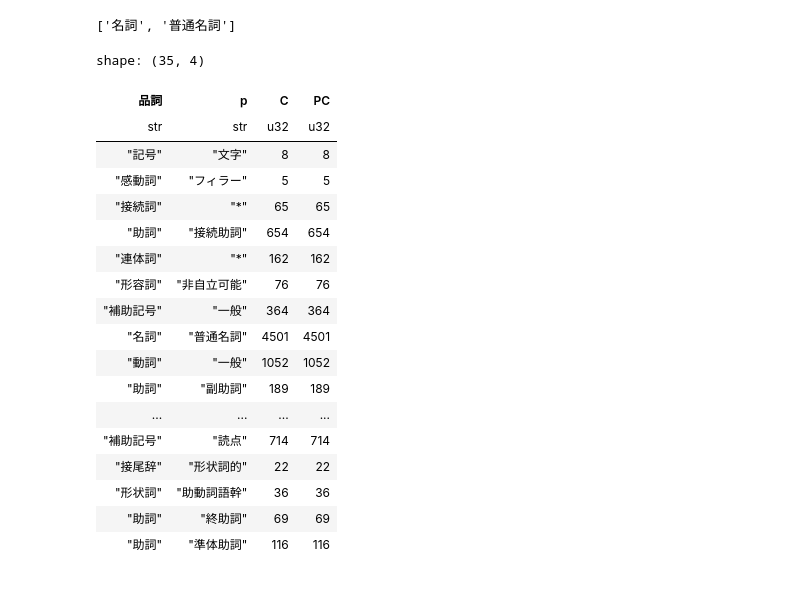
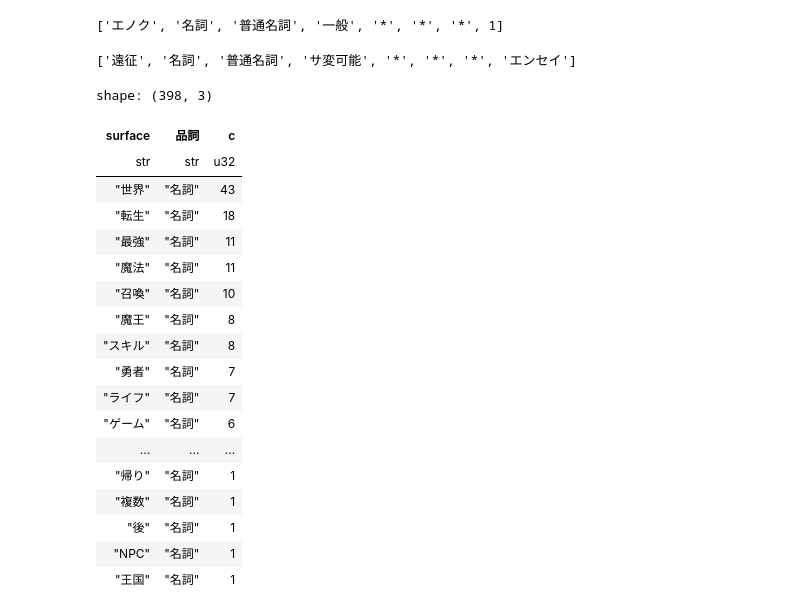
Before and after one commit to SLP255/narou_popular_analyzer, a Jupyter notebook: main.ipynb, the cells around one changed output. Saved outputs shown, nothing was run; the diff lists cells and outputs as text; code cells hidden in the pictures.

```diff
--- a/main.ipynb
+++ b/main.ipynb
@@ -83,38 +120,40 @@ while temp_t:
-# %%
-print(node_values[22])
-# %% [output]
-['名詞', '普通名詞']
+# %%
+titles_node_values[1]
+# %% [output]
+['エノク', '名詞', '普通名詞', '一般', '*', '*', '*', 1]
+# %%
+stories_node_values[1]
+# %% [output]
+['遠征', '名詞', '普通名詞', 'サ変可能', '*', '*', '*', 'エンセイ']
 # %%
 # create polars dataframe
-data = node_values
-
+data = titles_node_values
+cols = ["surface", "品詞", "p", "a", "b", "c", "d", "e"]
 df_nodes = pl.DataFrame(
     data,
-    ["品詞", "p"],
+    cols,
 )
 
-df_nodes
-df_nodes.groupby(["品詞", "p"]).agg([
-    pl.col("品詞").count().alias("C"),
-    pl.col("p").count().alias("PC"),
-])
+df_nodes.filter((pl.col("品詞") == "名詞") | (pl.col("品詞") == "形容詞")).groupby(["surface", "品詞"]).agg([
+    pl.col("surface").count().alias("c")
+]).sort("c", reverse=True)
 # %% [output]
-shape: (35, 4)
+shape: (398, 3)
-| 品詞 | p | C | PC |
-| str | str | u32 | u32 |
-| "記号" | "文字" | 8 | 8 |
-| "感動詞" | "フィラー" | 5 | 5 |
-| "接続詞" | "*" | 65 | 65 |
-| "助詞" | "接続助詞" | 654 | 654 |
-| "連体詞" | "*" | 162 | 162 |
-| "形容詞" | "非自立可能" | 76 | 76 |
-| "補助記号" | "一般" | 364 | 364 |
-| "名詞" | "普通名詞" | 4501 | 4501 |
-| "動詞" | "一般" | 1052 | 1052 |
-| "助詞" | "副助詞" | 189 | 189 |
-| ... | ... | ... | ... |
-| "補助記号" | "読点" | 714 | 714 |
-| "接尾辞" | "形状詞的" | 22 | 22 |
-| "形状詞" | "助動詞語幹" | 36 | 36 |
-| "助詞" | "終助詞" | 69 | 69 |
-| "助詞" | "準体助詞" | 116 | 116 |
+| surface | 品詞 | c |
+| str | str | u32 |
+| "世界" | "名詞" | 43 |
+| "転生" | "名詞" | 18 |
+| "最強" | "名詞" | 11 |
+| "魔法" | "名詞" | 11 |
+| "召喚" | "名詞" | 10 |
+| "魔王" | "名詞" | 8 |
+| "スキル" | "名詞" | 8 |
+| "勇者" | "名詞" | 7 |
+| "ライフ" | "名詞" | 7 |
+| "ゲーム" | "名詞" | 6 |
+| ... | ... | ... |
+| "帰り" | "名詞" | 1 |
+| "複数" | "名詞" | 1 |
+| "後" | "名詞" | 1 |
+| "NPC" | "名詞" | 1 |
+| "王国" | "名詞" | 1 |
```
Also changed, not shown: parts of 5 cells of this notebook.
